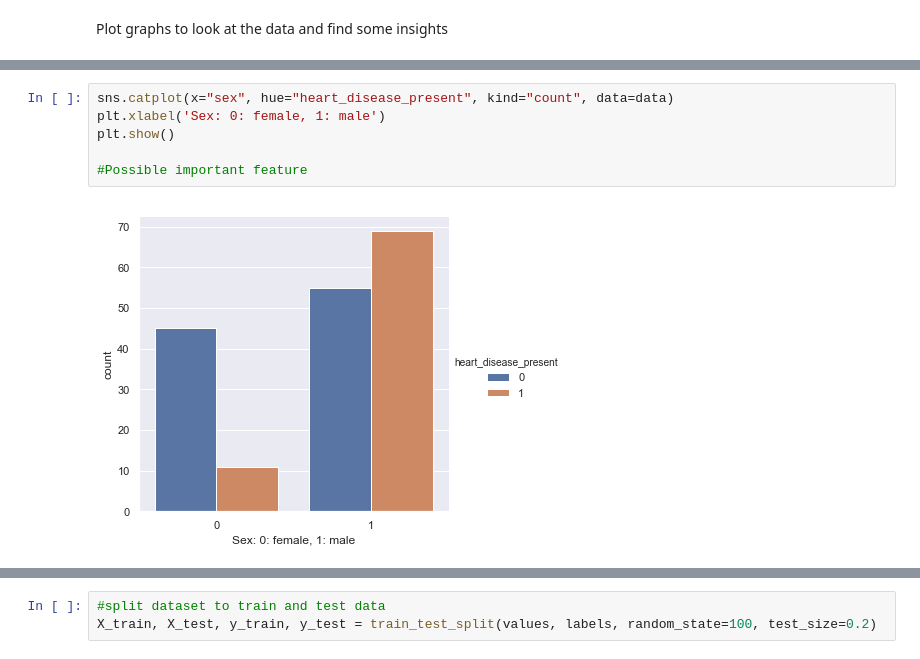
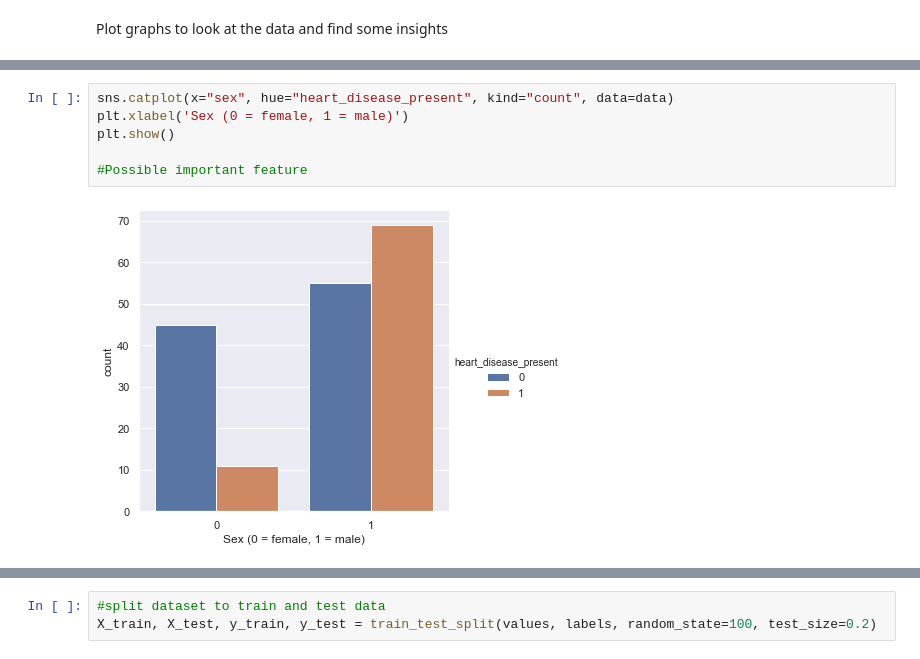
Before and after one commit to marlukyanova/DrivenData--Heart-Desease-Prediction, a Jupyter notebook: Heart_desease_prediction.ipynb, the cells around one changed output, grey strips where cells are left out. Drawn from its saved outputs; the diff is of its cells as text.

```diff
--- a/Heart_desease_prediction.ipynb
+++ b/Heart_desease_prediction.ipynb
@@ -163,11 +178,11 @@ plt.show()
 # %%
 sns.catplot(x="sex", hue="heart_disease_present", kind="count", data=data)
-plt.xlabel('Sex: 0: female, 1: male')
+plt.xlabel('Sex (0 = female, 1 = male)')
 plt.show()
 
 #Possible important feature
 # %% [output]
-[figure, old version]
+[figure, new version]
 # %%
 sns.catplot(y='age', x='heart_disease_present', kind="box", data=data)
 plt.title('Age in years')
```
Also changed, not shown: parts of 34 cells of this notebook, 6 other files.
